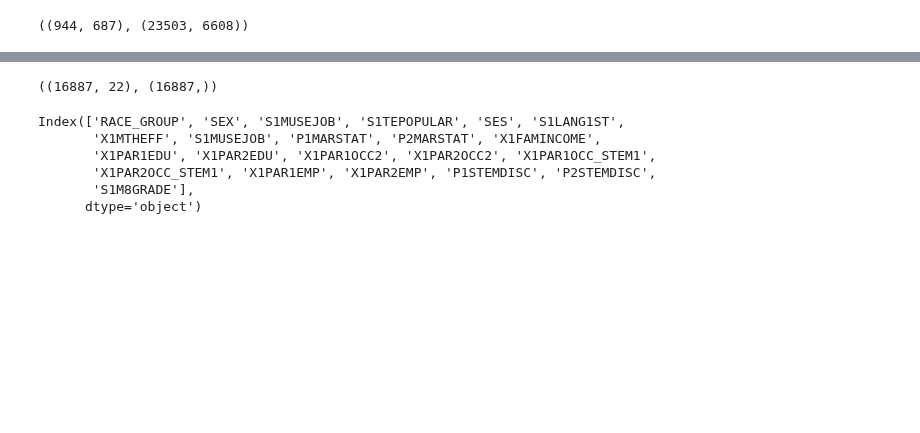
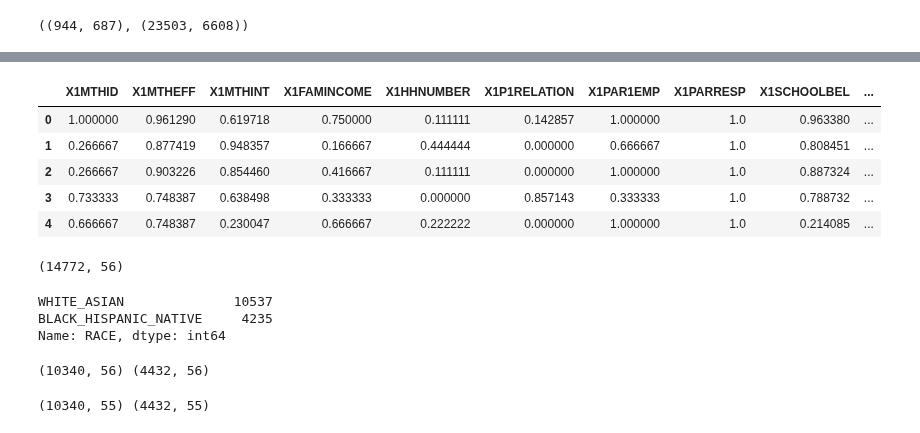
Before and after one commit to DataResponsibly/SynRD, a Jupyter notebook: papers/jeong21math/process.ipynb, the cells around one changed output, grey strips where cells are left out. Saved outputs shown, nothing was run; the diff lists cells and outputs as text; code cells hidden in the pictures; blank space fills up the shorter version.

```diff
--- a/papers/jeong21math/process.ipynb
+++ b/papers/jeong21math/process.ipynb
@@ -256,0 +159,12 @@ dtype: object
+# %%
+from sklearn.preprocessing import LabelEncoder
+from sklearn.impute import KNNImputer
+
+X_encoded = X.apply(lambda col: pd.Series(
+    LabelEncoder().fit_transform(col[col.notnull()]),
+    index=col[col.notnull()].index
+))
+
+imputer = KNNImputer(n_neighbors=1)
+X_imputed = imputer.fit_transform(X_encoded)
+X_imputed.shape
@@ -256,0 +177,6 @@ dtype: object
+# %%
+from sklearn.preprocessing import MinMaxScaler
+
+scaler = MinMaxScaler()
+X_scaled = scaler.fit_transform(X_imputed)
+X_scaled.shape
@@ -273,15 +211,45 @@ Name: target, dtype: int64
-# %%
-X = df.drop(columns=['X2X1TXMSCR', 'X2TXMSCR', 'target'])
-y = df['target']
-X.shape, y.shape
-# %% [output]
-((16887, 22), (16887,))
-# %%
-X.columns
-# %% [output]
-Index(['RACE_GROUP', 'SEX', 'S1MUSEJOB', 'S1TEPOPULAR', 'SES', 'S1LANG1ST',
-       'X1MTHEFF', 'S1MUSEJOB', 'P1MARSTAT', 'P2MARSTAT', 'X1FAMINCOME',
-       'X1PAR1EDU', 'X1PAR2EDU', 'X1PAR1OCC2', 'X1PAR2OCC2', 'X1PAR1OCC_STEM1',
-       'X1PAR2OCC_STEM1', 'X1PAR1EMP', 'X1PAR2EMP', 'P1STEMDISC', 'P2STEMDISC',
-       'S1M8GRADE'],
-      dtype='object')
+# %%
+X_final = X_scaled.copy()
+X_final = pd.DataFrame(X_final, columns=X.columns)
+X_final.head()
+# %% [output]
+|  | X1MTHID | X1MTHEFF | X1MTHINT | X1FAMINCOME | X1HHNUMBER | X1P1RELATION | X1PAR1EMP | X1PARRESP | X1SCHOOLBEL | ... |
+| 0 | 1.000000 | 0.961290 | 0.619718 | 0.750000 | 0.111111 | 0.142857 | 1.000000 | 1.0 | 0.963380 | ... |
+| 1 | 0.266667 | 0.877419 | 0.948357 | 0.166667 | 0.444444 | 0.000000 | 0.666667 | 1.0 | 0.808451 | ... |
+| 2 | 0.266667 | 0.903226 | 0.854460 | 0.416667 | 0.111111 | 0.000000 | 1.000000 | 1.0 | 0.887324 | ... |
+| 3 | 0.733333 | 0.748387 | 0.638498 | 0.333333 | 0.000000 | 0.857143 | 0.333333 | 1.0 | 0.788732 | ... |
+| 4 | 0.666667 | 0.748387 | 0.230047 | 0.666667 | 0.222222 | 0.000000 | 1.000000 | 1.0 | 0.214085 | ... |
+# %%
+X_final = X_scaled.copy()
+X_final = pd.DataFrame(X_final, columns=X.columns)
+X_final['RACE'] = race_group.values
+X_final.shape
+# %% [output]
+(14772, 56)
+# %%
+X_final.RACE.value_counts()
+# %% [output]
+WHITE_ASIAN              10537
+BLACK_HISPANIC_NATIVE     4235
+Name: RACE, dtype: int64
+# %%
+random_state = 42
+
+X_train, X_test, y_train, y_test = train_test_split(
+    X_final,
+    y_classification,
+    test_size=0.3,
+    random_state=random_state
+)
+
+print(X_train.shape, X_test.shape)
+# %% [output]
+(10340, 56) (4432, 56)
+# %%
+X_train_race_group = X_train.loc[:, 'RACE']
+X_train = X_train.drop(columns=['RACE'])
+X_test_race_group = X_test.loc[:, 'RACE']
+X_test = X_test.drop(columns=['RACE'])
+print(X_train.shape, X_test.shape)
+# %% [output]
+(10340, 55) (4432, 55)
```
Also changed, not shown: parts of 49 cells of this notebook, 2 other files.
